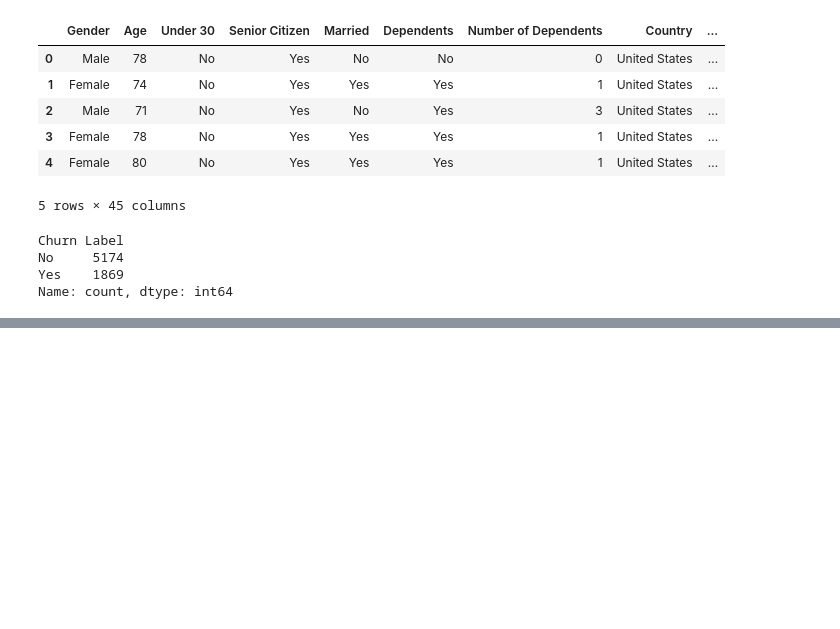
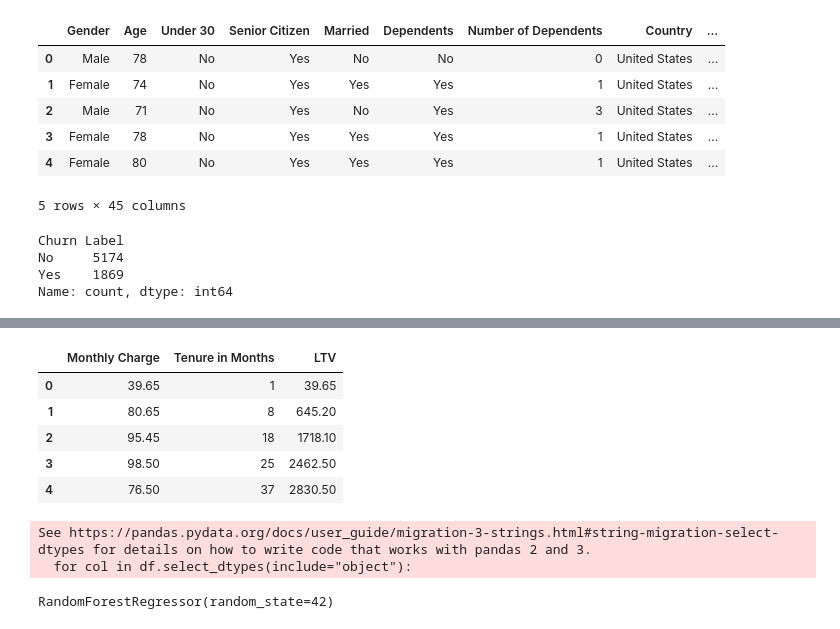
Before and after one commit to AmmarShaikh81/Customer_Churn_Analysis, a Jupyter notebook: Notebooks/Notebook1.ipynb, the cells around one changed output, grey strips where cells are left out. Drawn from its saved outputs; the diff is of its cells as text; code cells hidden in the pictures; blank space fills up the shorter version.

Commit message:
Added LTV model, FastAPI work and updated project documentation

```diff
--- a/Notebooks/Notebook1.ipynb
+++ b/Notebooks/Notebook1.ipynb
@@ -698,0 +808,8 @@ explainer = shap.TreeExplainer(rf)
+# %%
+import pandas as pd
+
+df = pd.read_csv(
+    r"C:\Users\rishi\Customer_Churn_Analysis\Data\telco.csv"
+)
+
+df.head()
@@ -698,0 +824,15 @@ explainer = shap.TreeExplainer(rf)
+# %%
+# create LTV feature
+df["LTV"] = (
+    df["Monthly Charge"] *
+    df["Tenure in Months"]
+)
+
+df[["Monthly Charge","Tenure in Months","LTV"]].head()
+# %% [output]
+|  | Monthly Charge | Tenure in Months | LTV |
+| 0 | 39.65 | 1 | 39.65 |
+| 1 | 80.65 | 8 | 645.20 |
+| 2 | 95.45 | 18 | 1718.10 |
+| 3 | 98.50 | 25 | 2462.50 |
+| 4 | 76.50 | 37 | 2830.50 |
@@ -698,0 +850,10 @@ explainer = shap.TreeExplainer(rf)
+# %%
+from sklearn.preprocessing import LabelEncoder
+
+le = LabelEncoder()
+
+for col in df.select_dtypes(include="object"):
+    df[col] = le.fit_transform(df[col])
+# %% [output]
+See https://pandas.pydata.org/docs/user_guide/migration-3-strings.html#string-migration-select-dtypes for details on how to write code that works with pandas 2 and 3.
+  for col in df.select_dtypes(include="object"):
@@ -698,0 +875,16 @@ explainer = shap.TreeExplainer(rf)
+# %%
+from sklearn.ensemble import RandomForestRegressor
+
+
+ltv_model = RandomForestRegressor(
+    n_estimators=100,
+    random_state=42
+)
+
+
+ltv_model.fit(
+    X_train,
+    y_train
+)
+# %% [output]
+RandomForestRegressor(random_state=42)
```
Also changed, not shown: parts of 16 cells of this notebook, 3 other files.
